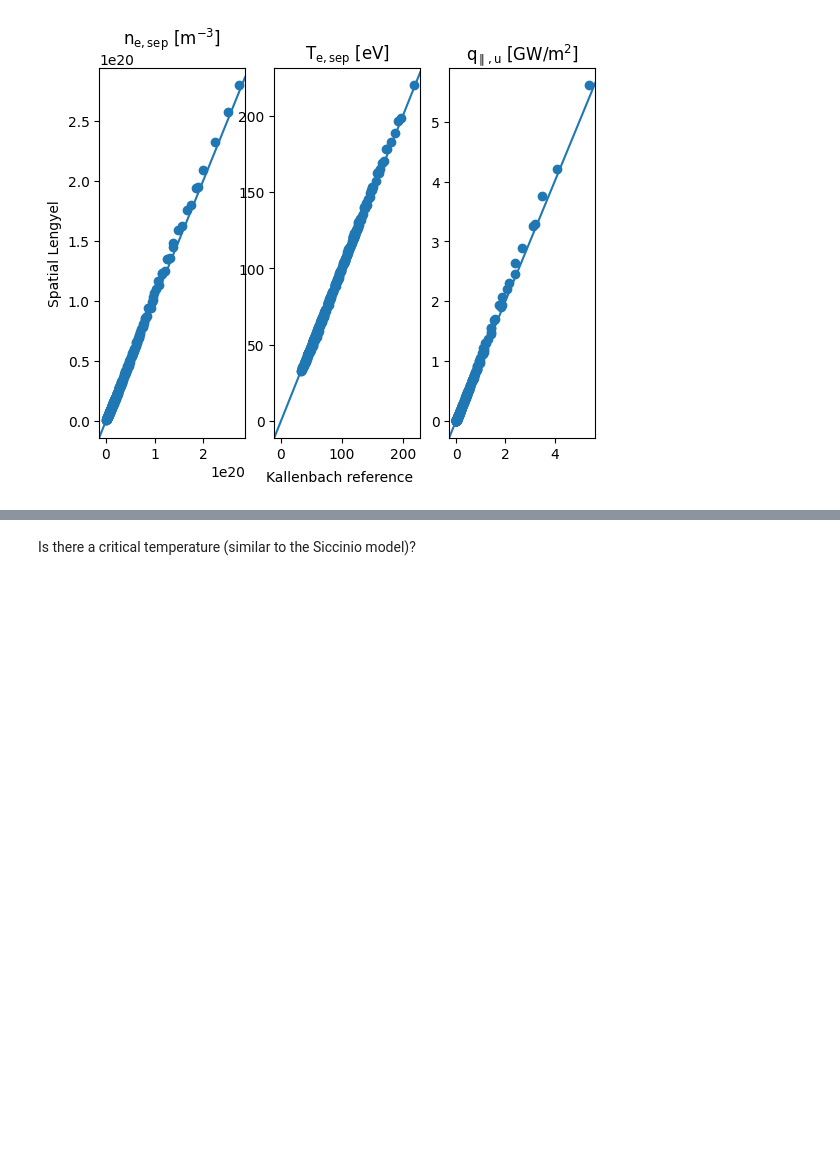
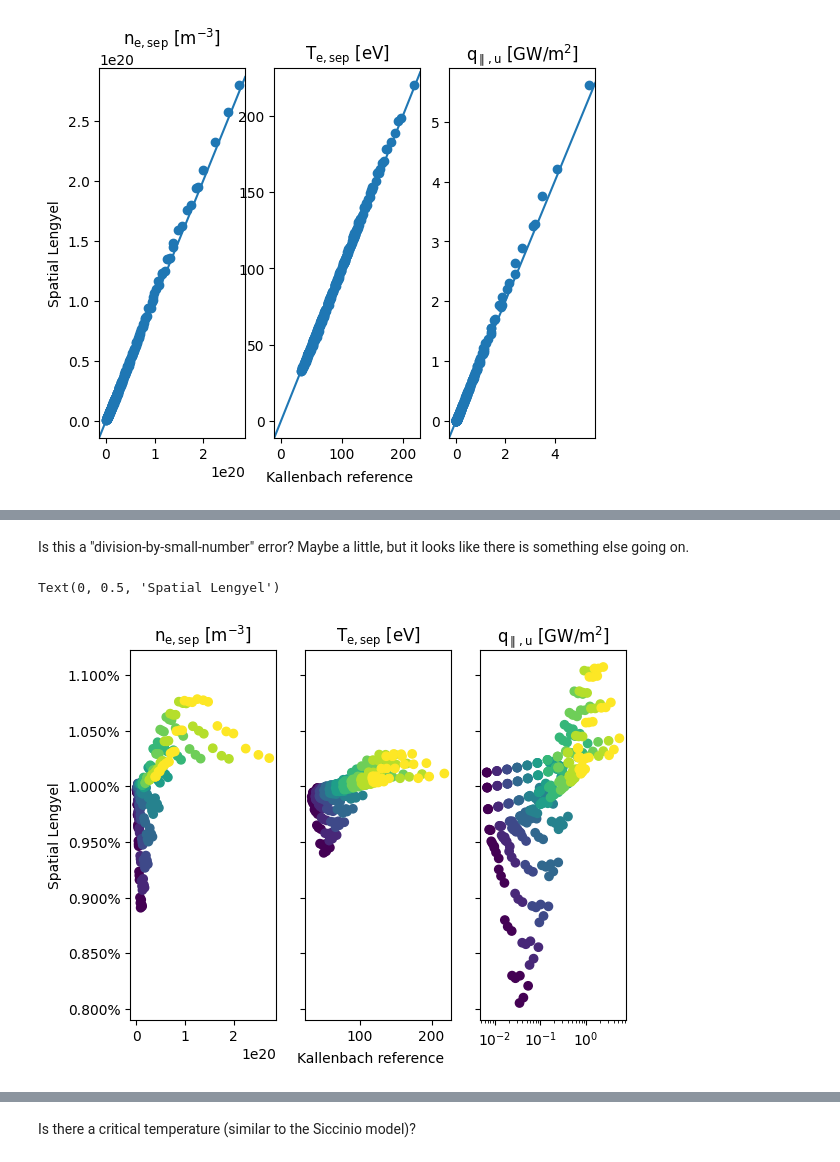
Before and after one commit to cfs-energy/extended-lengyel, a Jupyter notebook: notebooks/4.Studying_the_convective_layer.ipynb, the cells around one changed output, grey strips where cells are left out. Saved outputs shown, nothing was run; the diff lists cells and outputs as text; code cells hidden in the pictures; blank space fills up the shorter version.

```diff
--- a/notebooks/4.Studying_the_convective_layer.ipynb
+++ b/notebooks/4.Studying_the_convective_layer.ipynb
@@ -533 +558,40 @@ plt.savefig(extended_lengyel.directories.output_dir / "rtol_for_spatial_lengyel_
 [figure]
+# %% [markdown]
+Is this a "division-by-small-number" error? Maybe a little, but it looks like there is something else going on.
+# %%
+from matplotlib.colors import LogNorm
+import matplotlib.ticker as mtick
+
+fig, axs = plt.subplots(ncols=3, sharey=True)
+
+axs[0].scatter(
+    rcc_reference_ds["separatrix_electron_density"].pint.to(ureg.m**-3).broadcast_like(lengyel_ds["separatrix_electron_density"]),
+    rtol_separatrix_electron_density,
+    c = rcc_reference_ds["heat_flux_perp_to_target"].broadcast_like(rtol_separatrix_electron_density), norm=LogNorm()
+)
+axs[0].set_title("$n_{e,sep}$ [$m^{-3}$]")
+
+axs[1].scatter(
+    rcc_reference_ds["separatrix_electron_temp"].pint.to(ureg.eV).broadcast_like(lengyel_ds["separatrix_electron_temp"]),
+    rtol_separatrix_electron_temp,
+    c = rcc_reference_ds["heat_flux_perp_to_target"].broadcast_like(rtol_separatrix_electron_temp), norm=LogNorm()
+)
+axs[1].set_title("$T_{e,sep}$ [$eV$]")
+
+axs[2].scatter(
+    rcc_reference_ds["q_parallel"].pint.to(ureg.GW/ureg.m**2).broadcast_like(lengyel_ds["q_parallel"]),
+    rtol_q_parallel,
+    c = rcc_reference_ds["heat_flux_perp_to_target"].broadcast_like(rtol_q_parallel), norm=LogNorm()
+)
+axs[2].set_title("$q_{\\parallel,u}$ [$GW/m^2$]")
+
+for ax in axs:
+    ax.yaxis.set_major_formatter(mtick.PercentFormatter())
+
+axs[2].set_xscale("log")
+
+fig.text(0.5, 0.02, "Kallenbach reference", ha="center")
+axs[0].set_ylabel("Spatial Lengyel")
+# %% [output]
+Text(0, 0.5, 'Spatial Lengyel')
+[figure, added]
```
Also changed, not shown: parts of 3 cells of this notebook.
